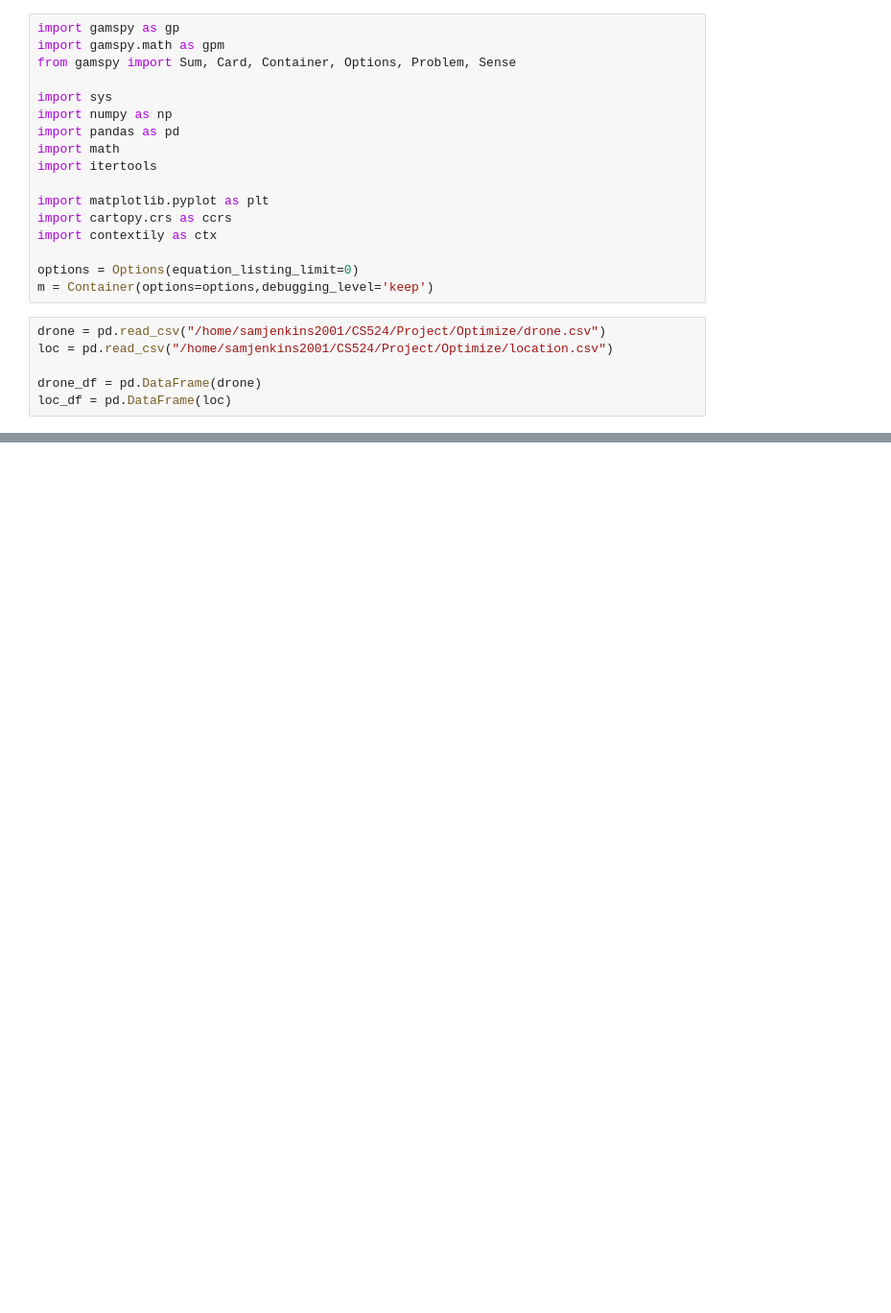
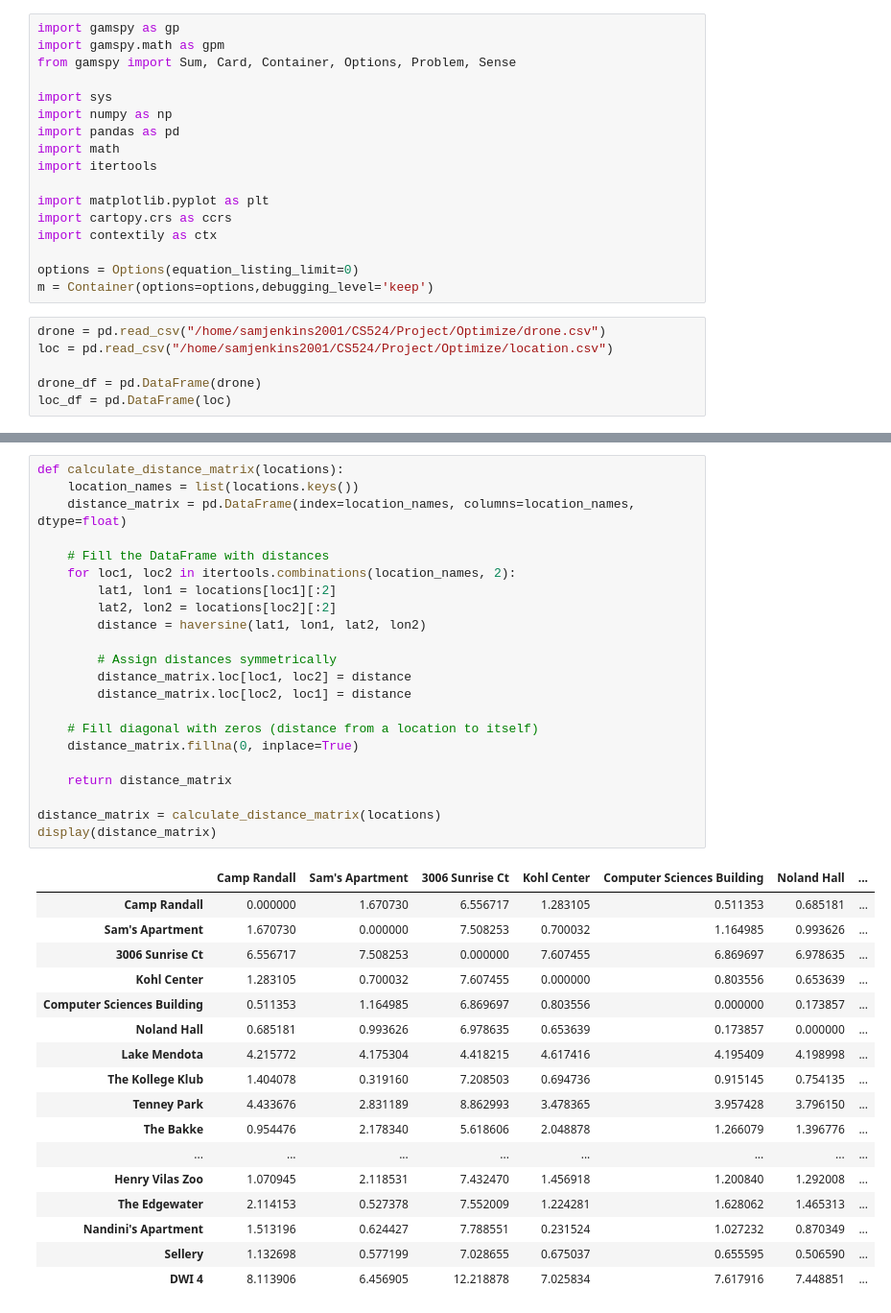
Before and after one commit to nandinijagtiani/DroneOptimization, a Jupyter notebook: Project/Optimize/amazon.ipynb, the cells around one changed output, grey strips where cells are left out. Shown: that part at 96% size. Cells and saved outputs as stored; diff of their text form; blank space fills up the shorter version.

```diff
--- a/Project/Optimize/amazon.ipynb
+++ b/Project/Optimize/amazon.ipynb
@@ -91,6 +93,46 @@ locations = {
 # Max initial ranges
 initial_range_mk27 = 16.1
 initial_range_mk30 = 32.1
+# %%
+def calculate_distance_matrix(locations):
+    location_names = list(locations.keys())
+    distance_matrix = pd.DataFrame(index=location_names, columns=location_names, dtype=float)
+
+    # Fill the DataFrame with distances
+    for loc1, loc2 in itertools.combinations(location_names, 2):
+        lat1, lon1 = locations[loc1][:2]
+        lat2, lon2 = locations[loc2][:2]
+        distance = haversine(lat1, lon1, lat2, lon2)
+
+        # Assign distances symmetrically
+        distance_matrix.loc[loc1, loc2] = distance
+        distance_matrix.loc[loc2, loc1] = distance
+
+    # Fill diagonal with zeros (distance from a location to itself)
+    distance_matrix.fillna(0, inplace=True)
+
+    return distance_matrix
+
+distance_matrix = calculate_distance_matrix(locations)
+display(distance_matrix)
+# %% [output]
+|  | Camp Randall | Sam's Apartment | 3006 Sunrise Ct | Kohl Center | Computer Sciences Building | Noland Hall | ... |
+| Camp Randall | 0.000000 | 1.670730 | 6.556717 | 1.283105 | 0.511353 | 0.685181 | ... |
+| Sam's Apartment | 1.670730 | 0.000000 | 7.508253 | 0.700032 | 1.164985 | 0.993626 | ... |
+| 3006 Sunrise Ct | 6.556717 | 7.508253 | 0.000000 | 7.607455 | 6.869697 | 6.978635 | ... |
+| Kohl Center | 1.283105 | 0.700032 | 7.607455 | 0.000000 | 0.803556 | 0.653639 | ... |
+| Computer Sciences Building | 0.511353 | 1.164985 | 6.869697 | 0.803556 | 0.000000 | 0.173857 | ... |
+| Noland Hall | 0.685181 | 0.993626 | 6.978635 | 0.653639 | 0.173857 | 0.000000 | ... |
+| Lake Mendota | 4.215772 | 4.175304 | 4.418215 | 4.617416 | 4.195409 | 4.198998 | ... |
+| The Kollege Klub | 1.404078 | 0.319160 | 7.208503 | 0.694736 | 0.915145 | 0.754135 | ... |
+| Tenney Park | 4.433676 | 2.831189 | 8.862993 | 3.478365 | 3.957428 | 3.796150 | ... |
+| The Bakke | 0.954476 | 2.178340 | 5.618606 | 2.048878 | 1.266079 | 1.396776 | ... |
+| ... | ... | ... | ... | ... | ... | ... | ... |
+| Henry Vilas Zoo | 1.070945 | 2.118531 | 7.432470 | 1.456918 | 1.200840 | 1.292008 | ... |
+| The Edgewater | 2.114153 | 0.527378 | 7.552009 | 1.224281 | 1.628062 | 1.465313 | ... |
+| Nandini's Apartment | 1.513196 | 0.624427 | 7.788551 | 0.231524 | 1.027232 | 0.870349 | ... |
+| Sellery | 1.132698 | 0.577199 | 7.028655 | 0.675037 | 0.655595 | 0.506590 | ... |
+| DWI 4 | 8.113906 | 6.456905 | 12.218878 | 7.025834 | 7.617916 | 7.448851 | ... |
 # %%
 def get_possible_routes():
     possible_routes = []
```
Also changed, not shown: parts of 7 cells of this notebook.
